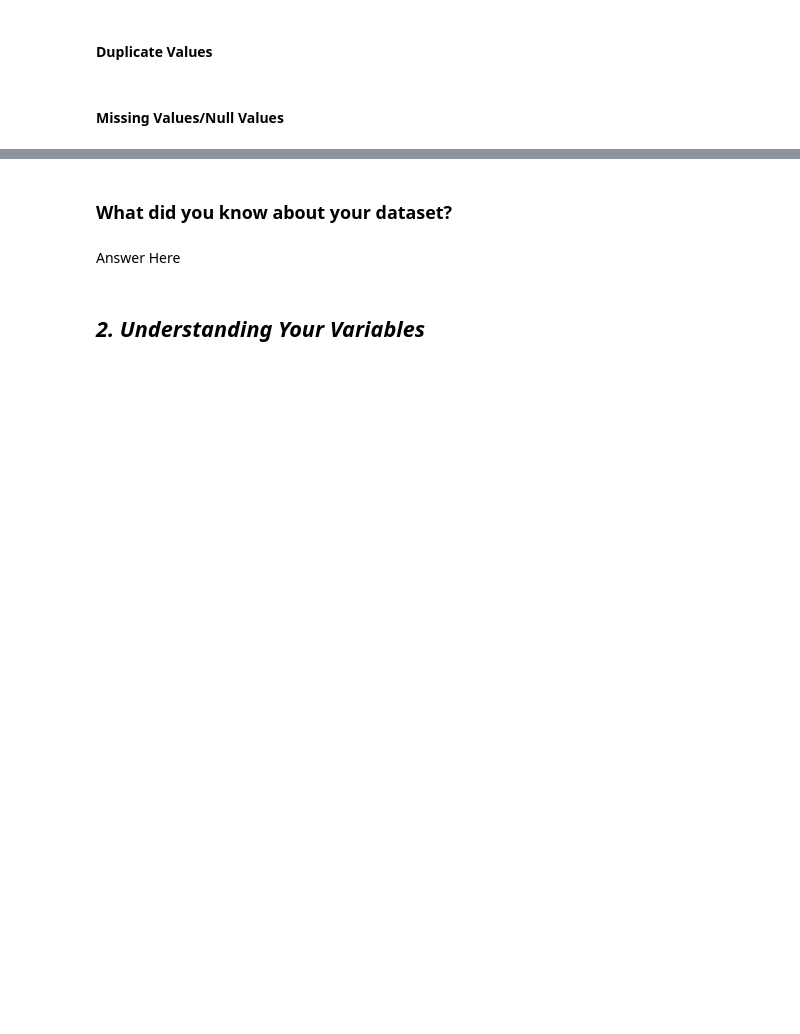
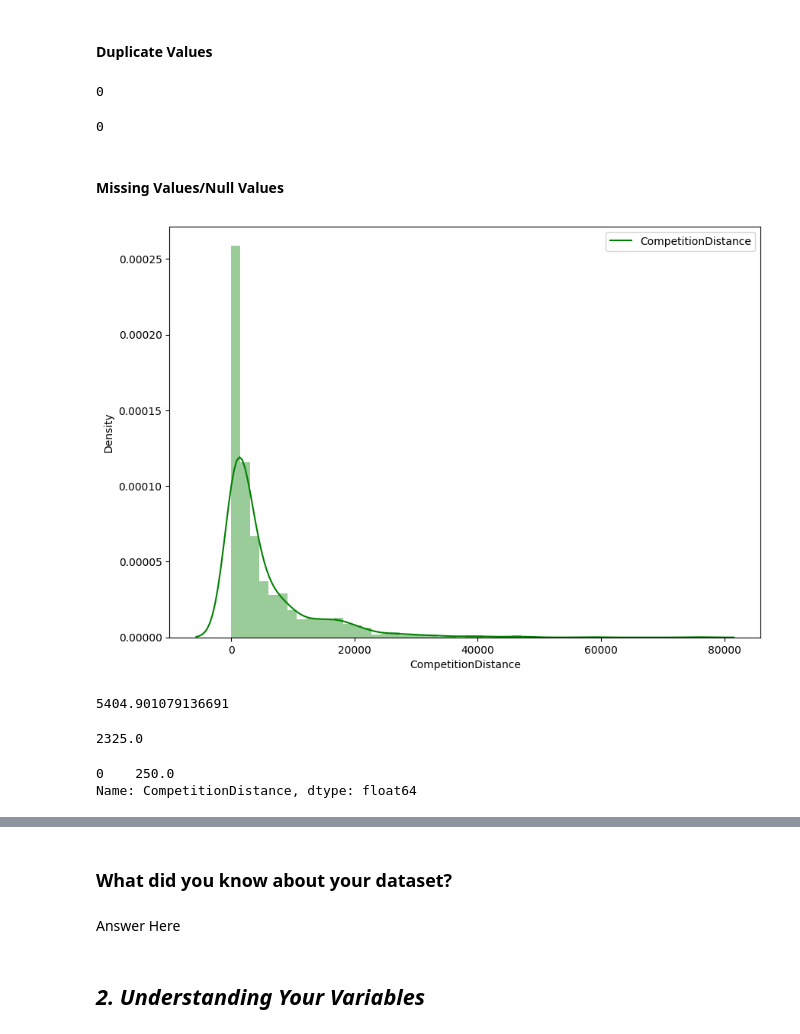
Before and after one commit to rahultj333/ML-Regression-Retails-sales-Prediction, a Jupyter notebook: Individual_ML_Regression_Retails_sales_Prediction.ipynb, the cells around one changed output, grey strips where cells are left out. Saved outputs shown, nothing was run; the diff lists cells and outputs as text; code cells hidden in the pictures; blank space fills up the shorter version.

```diff
--- a/Individual_ML_Regression_Retails_sales_Prediction.ipynb
+++ b/Individual_ML_Regression_Retails_sales_Prediction.ipynb
@@ -96,3 +127,6 @@ M - Multivariate Analysis
+# %%
+#loading Store Data as df2
+df2=pd.read_csv('/content/drive/MyDrive/Copy of store.csv')
 # %% [markdown]
 ### Dataset First View
 # %%
@@ -112,2 +293,14 @@ M - Multivariate Analysis
+# %%
+# Dataset Duplicate Value Count
+
+# Checking if any Duplicate values are present in the Rossman Dataset
+df1.duplicated().sum()
+# %% [output]
+0
+# %%
+# Checking if any Duplicate values are present in the Store Dataset
+df2.duplicated().sum()
+# %% [output]
+0
 # %% [markdown]
 #### Missing Values/Null Values
@@ -115,0 +307,28 @@ M - Multivariate Analysis
+# %%
+# Missing Values/Null Values Count
+
+plt.figure(figsize=(10,7))
+sns.distplot(df2['CompetitionDistance'],color = 'green')
+plt.legend(['CompetitionDistance'])
+plt.show()
+# %% [output]
+[figure, added]
+# %%
+#checking mean
+Checking_Mean=df2['CompetitionDistance'].mean()
+Checking_Mean
+# %% [output]
+5404.901079136691
+# %%
+#checking median
+Checking_Median=df2['CompetitionDistance'].median()
+Checking_Median
+# %% [output]
+2325.0
+# %%
+#checking mode
+Checking_Mode=df2['CompetitionDistance'].mode()
+Checking_Mode
+# %% [output]
+0    250.0
+Name: CompetitionDistance, dtype: float64
```
Also changed, not shown: parts of 23 cells of this notebook.
